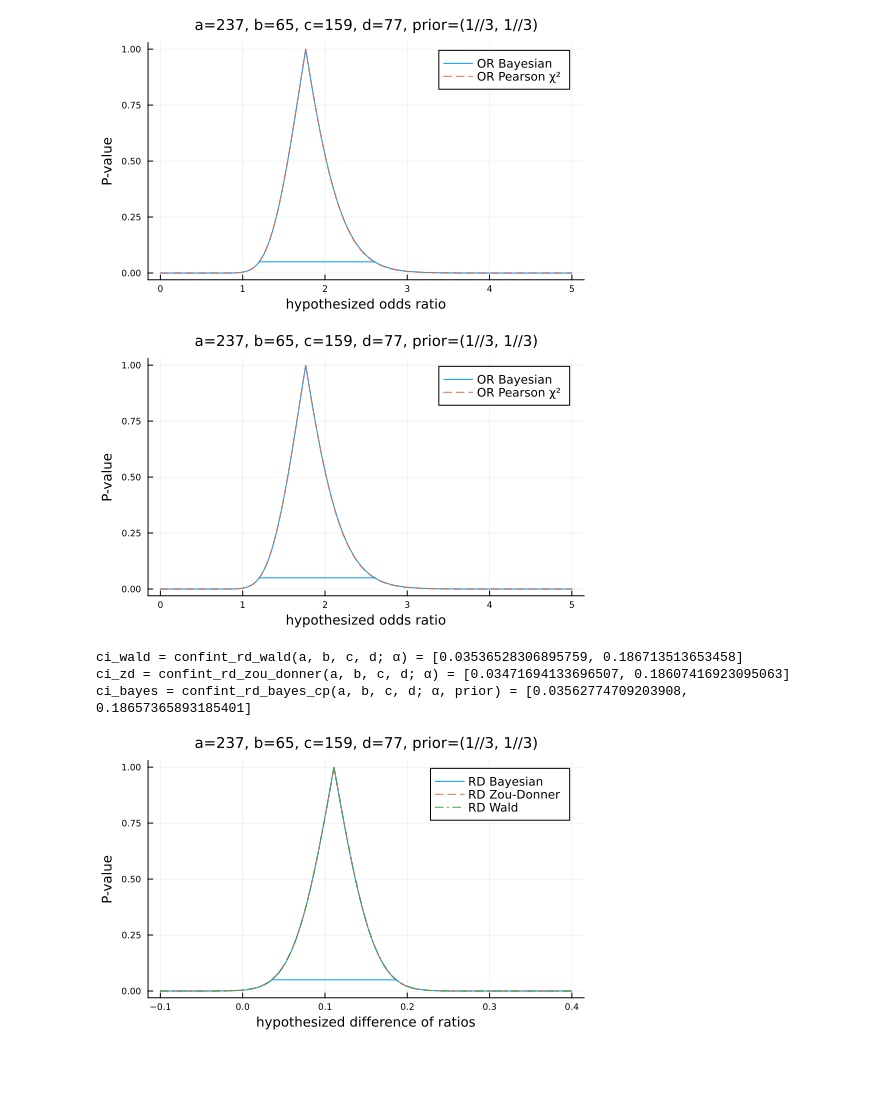
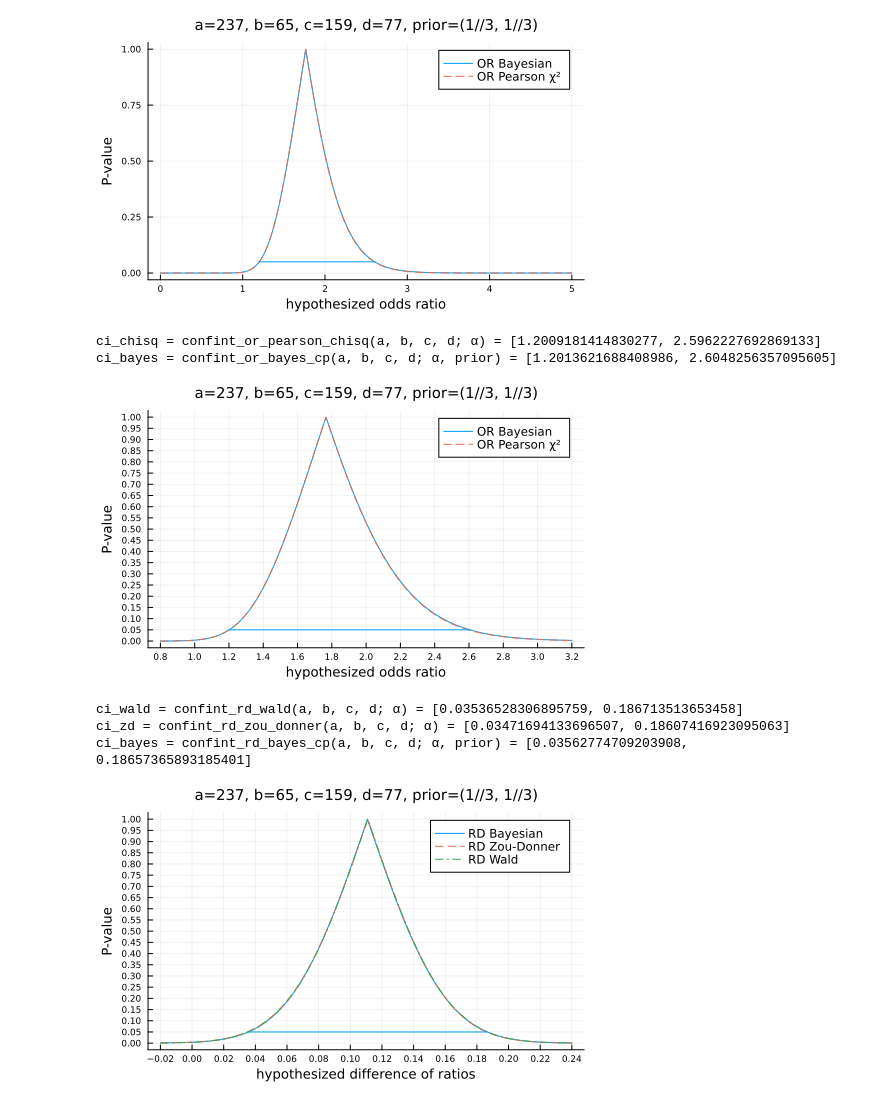
Before and after one commit to genkuroki/public, a Jupyter notebook: 0037/Bayesian analysis of 2x2 contingency tables.ipynb, the cells around one changed output. Cells and saved outputs as stored; diff of their text form; code cells hidden in the pictures; blank space fills up the shorter version.

```diff
--- a/0037/Bayesian analysis of 2x2 contingency tables.ipynb
+++ b/0037/Bayesian analysis of 2x2 contingency tables.ipynb
@@ -637,31 +637,36 @@ plot!(xguide="hypothesized odds ratio", yguide="P-value")
 a, b, c, d = 237, 65, 159, 77
 prior = (1//3, 1//3)
 α = 0.05
-ci = confint_or_bayes_cp(a, b, c, d; α, prior)
-plot(ω -> pvalue_or_bayes_cp(a, b, c, d; ω, prior), 0, 5; label="OR Bayesian")
-plot!(ω -> pvalue_or_pearson_chisq(a, b, c, d; ω), 0, 5; label="OR Pearson χ²", ls=:dash)
-plot!(ci, fill(α, 2); label="", c=1)
+@show ci_chisq = confint_or_pearson_chisq(a, b, c, d; α)
+@show ci_bayes = confint_or_bayes_cp(a, b, c, d; α, prior)
+plot(ω -> pvalue_or_bayes_cp(a, b, c, d; ω, prior), 0.8, 3.2; label="OR Bayesian")
+plot!(ω -> pvalue_or_pearson_chisq(a, b, c, d; ω), 0.8, 3.2; label="OR Pearson χ²", ls=:dash)
+plot!(ci_bayes, fill(α, 2); label="", c=1)
 title!("a=$a, b=$b, c=$c, d=$d, prior=$prior")
 plot!(xguide="hypothesized odds ratio", yguide="P-value")
+plot!(xtick=0:0.2:10, ytick=0:0.05:1)
 # %% [output]
+ci_chisq = confint_or_pearson_chisq(a, b, c, d; α) = [1.2009181414830277, 2.5962227692869133]
+ci_bayes = confint_or_bayes_cp(a, b, c, d; α, prior) = [1.2013621688408986, 2.6048256357095605]
-[figure, old version]
+[figure, new version]
 # %%
 # https://twitter.com/philomyu/status/1578694497349038081
 
 a, b, c, d = 237, 65, 159, 77
 prior = (1//3, 1//3)
 α = 0.05
 @show ci_wald = confint_rd_wald(a, b, c, d; α)
 @show ci_zd = confint_rd_zou_donner(a, b, c, d; α)
 @show ci_bayes = confint_rd_bayes_cp(a, b, c, d; α, prior)
-plot(Δ -> pvalue_rd_bayes_cp(a, b, c, d; Δ, prior), -0.1, 0.4; label="RD Bayesian")
-plot!(Δ -> pvalue_rd_zou_donner(a, b, c, d; Δ), -0.1, 0.4; label="RD Zou-Donner", ls=:dash)
-plot!(Δ -> pvalue_rd_wald(a, b, c, d; Δ), -0.1, 0.4; label="RD Wald", ls=:dashdot)
+plot(Δ -> pvalue_rd_bayes_cp(a, b, c, d; Δ, prior), -0.02, 0.24; label="RD Bayesian")
+plot!(Δ -> pvalue_rd_zou_donner(a, b, c, d; Δ), -0.02, 0.24; label="RD Zou-Donner", ls=:dash)
+plot!(Δ -> pvalue_rd_wald(a, b, c, d; Δ), -0.02, 0.24; label="RD Wald", ls=:dashdot)
 plot!(ci_bayes, fill(α, 2); label="", c=1)
 title!("a=$a, b=$b, c=$c, d=$d, prior=$prior")
 plot!(xguide="hypothesized difference of ratios", yguide="P-value")
+plot!(xtick=-1:0.02:1, ytick=0:0.05:1)
 # %% [output]
 ci_wald = confint_rd_wald(a, b, c, d; α) = [0.03536528306895759, 0.186713513653458]
 ci_zd = confint_rd_zou_donner(a, b, c, d; α) = [0.03471694133696507, 0.18607416923095063]
 ci_bayes = confint_rd_bayes_cp(a, b, c, d; α, prior) = [0.03562774709203908, 0.18657365893185401]
-[figure, old version]
+[figure, new version]
```
Also changed, not shown: 1 other file.
